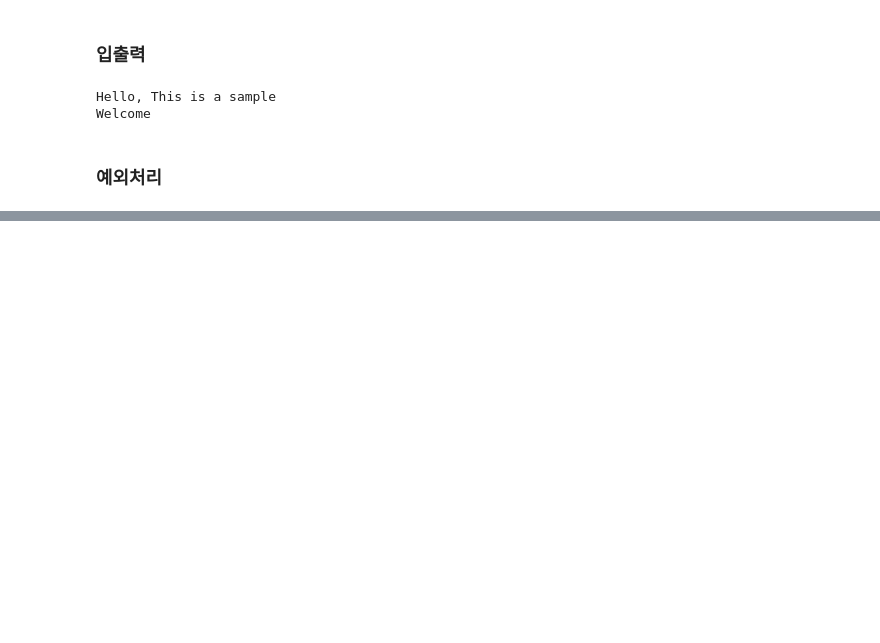
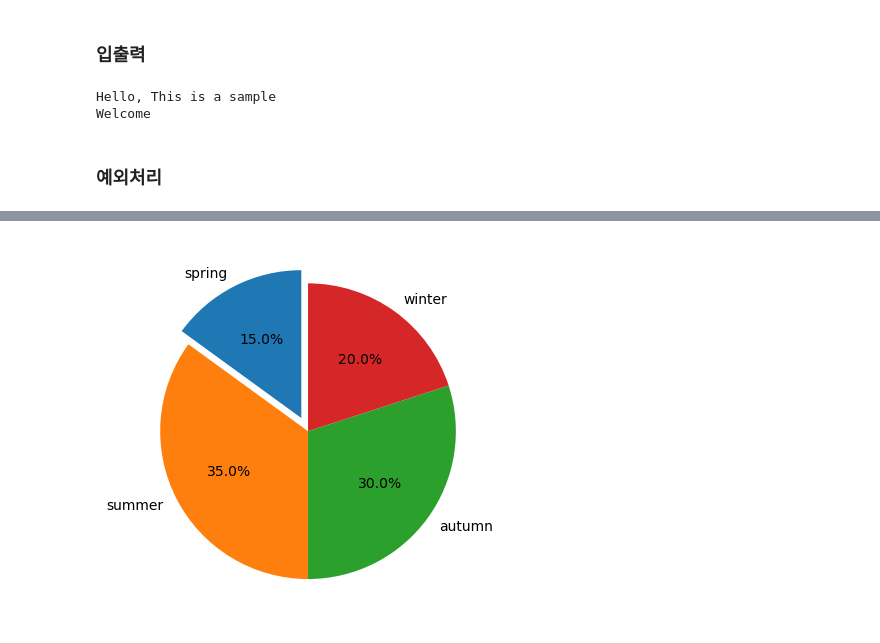
Before and after one commit to yoondol/CodeFolder, a Jupyter notebook: Practice_Study/Python_Coding/ViPro_Practice.ipynb, the cells around one changed output, grey strips where cells are left out. Drawn from its saved outputs; the diff is of its cells as text; code cells hidden in the pictures; blank space fills up the shorter version.

```diff
--- a/Practice_Study/Python_Coding/ViPro_Practice.ipynb
+++ b/Practice_Study/Python_Coding/ViPro_Practice.ipynb
@@ -32,0 +210,10 @@ while True:
+# %%
+#파이 차트
+labels = ['spring','summer','autumn','winter']
+sizes = [15,35,30,20]
+explode=(0.1,0,0,0)
+
+plt.pie(sizes, explode=explode, labels=labels, autopct='%1.1f%%', startangle=90)
+plt.show()
+# %% [output]
+[figure, added]
```
Also changed, not shown: parts of 24 cells of this notebook, 4 other files.
